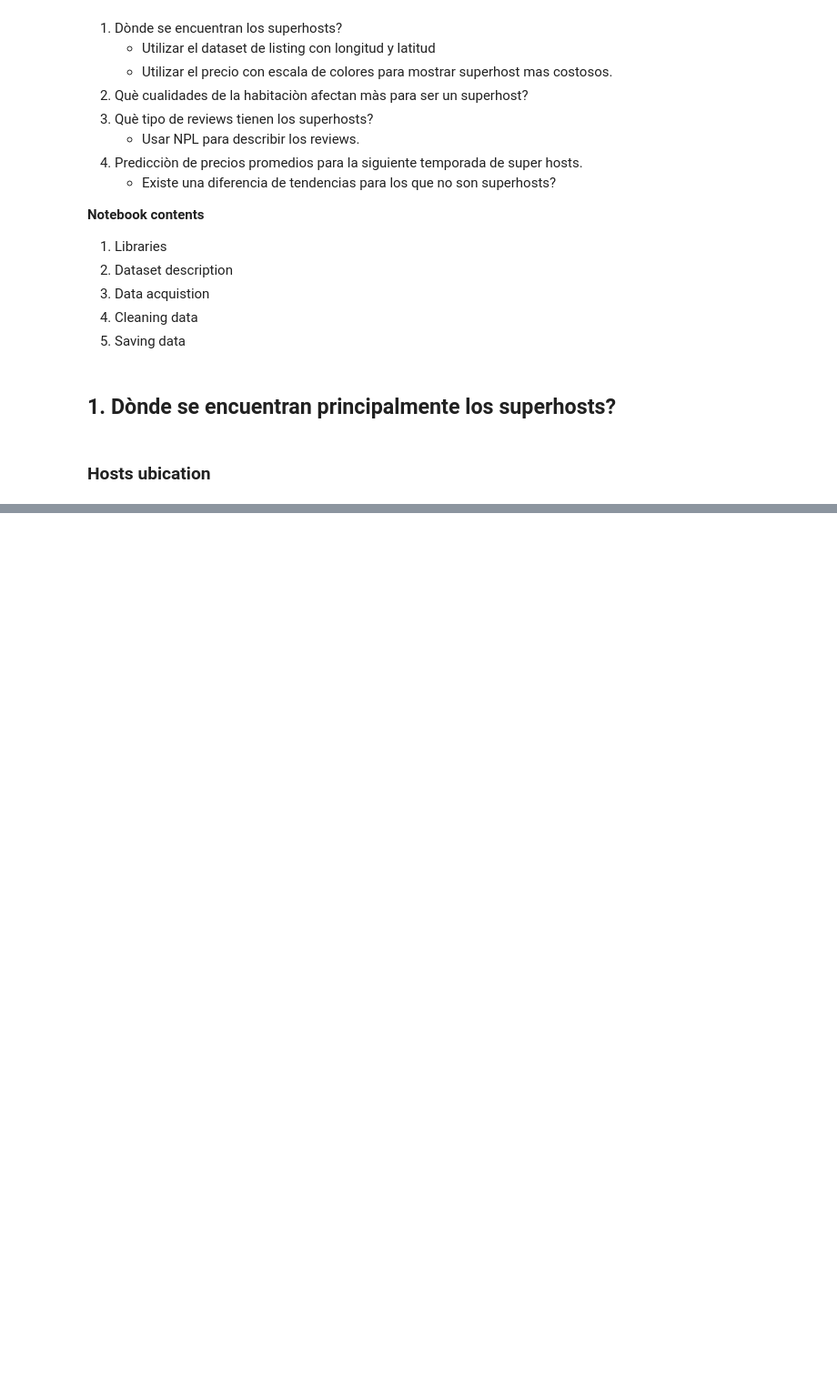
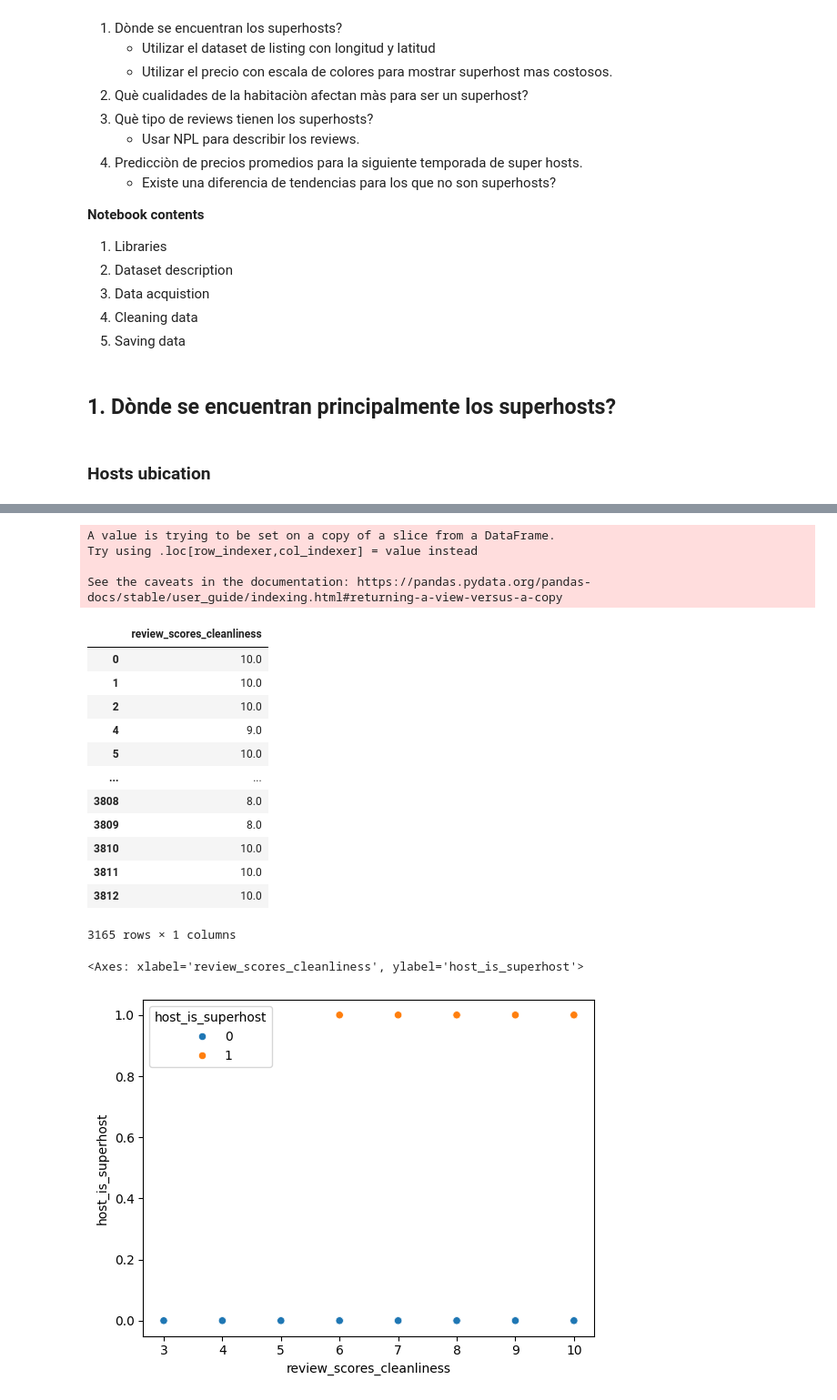
Before and after one commit to Paola2233/airbnb-activity, a Jupyter notebook: notebooks/02-EDA.ipynb, the cells around one changed output, grey strips where cells are left out. Shown at 91% size. Cells and saved outputs as stored; diff of their text form; code cells hidden in the pictures; blank space fills up the shorter version.

```diff
--- a/notebooks/02-EDA.ipynb
+++ b/notebooks/02-EDA.ipynb
@@ -137,0 +162,8 @@ mapbox_price(boston_host_coords)
+# %%
+seatle_listings['amenities_count'] = seatle_listings['amenities'].str.count(',') + 1
+acommodation_qualities_cols = [#'host_is_superhost', # 'property_type', 'room_type',  'bed_type',
+       'accommodates', 'bathrooms', 'bedrooms', 'beds', 'amenities_count',
+       'minimum_nights', 'review_scores_cleanliness', 'review_scores_rating', 'review_scores_accuracy', 'review_scores_checkin',
+       'review_scores_communication', 'review_scores_location',
+       'review_scores_value']
+seatle_listings[acommodation_qualities_cols]
@@ -137,0 +184,27 @@ mapbox_price(boston_host_coords)
+# %%
+seatle_accomodation = seatle_listings[acommodation_qualities_cols + ["host_is_superhost"]]
+seatle_accomodation['host_is_superhost'] = seatle_accomodation['host_is_superhost'].astype(int)
+# %% [output]
+A value is trying to be set on a copy of a slice from a DataFrame.
+Try using .loc[row_indexer,col_indexer] = value instead
+
+See the caveats in the documentation: https://pandas.pydata.org/pandas-docs/stable/user_guide/indexing.html#returning-a-view-versus-a-copy
+# %%
+display(seatle_accomodation[[acommodation_qualities_cols[6]]].dropna(axis=0))
+sns.scatterplot(data=seatle_accomodation.dropna(axis=0), x=acommodation_qualities_cols[6], y="host_is_superhost", hue="host_is_superhost")
+# %% [output]
+|  | review_scores_cleanliness |
+| 0 | 10.0 |
+| 1 | 10.0 |
+| 2 | 10.0 |
+| 4 | 9.0 |
+| 5 | 10.0 |
+| ... | ... |
+| 3808 | 8.0 |
+| 3809 | 8.0 |
+| 3810 | 10.0 |
+| 3811 | 10.0 |
+| 3812 | 10.0 |
+3165 rows × 1 columns
+<Axes: xlabel='review_scores_cleanliness', ylabel='host_is_superhost'>
+[figure, added]
```
Also changed, not shown: parts of 6 cells of this notebook, 1 other file.
